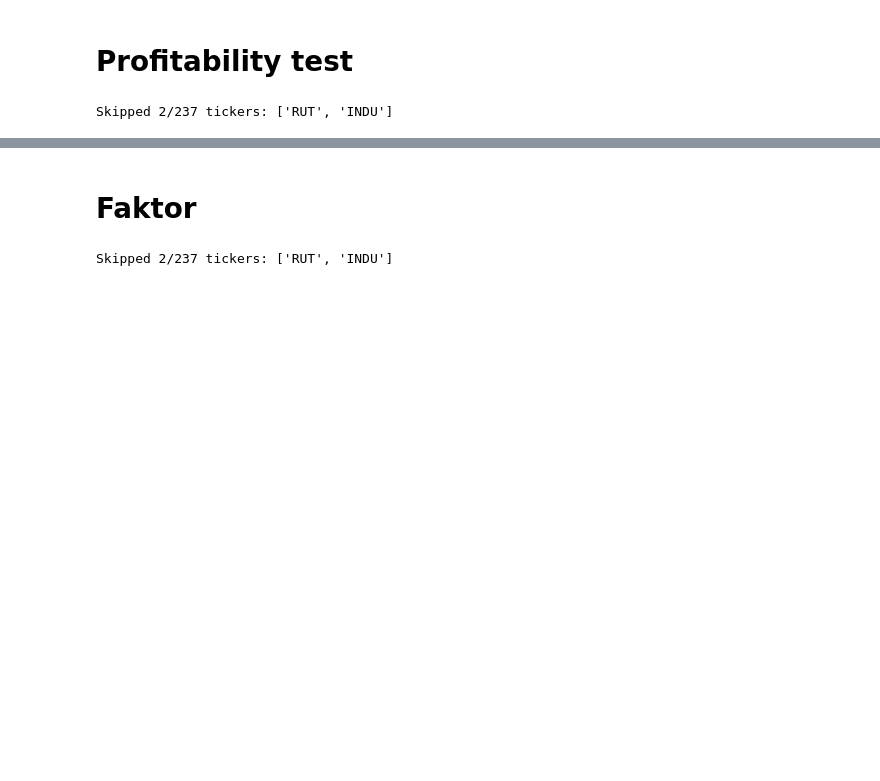
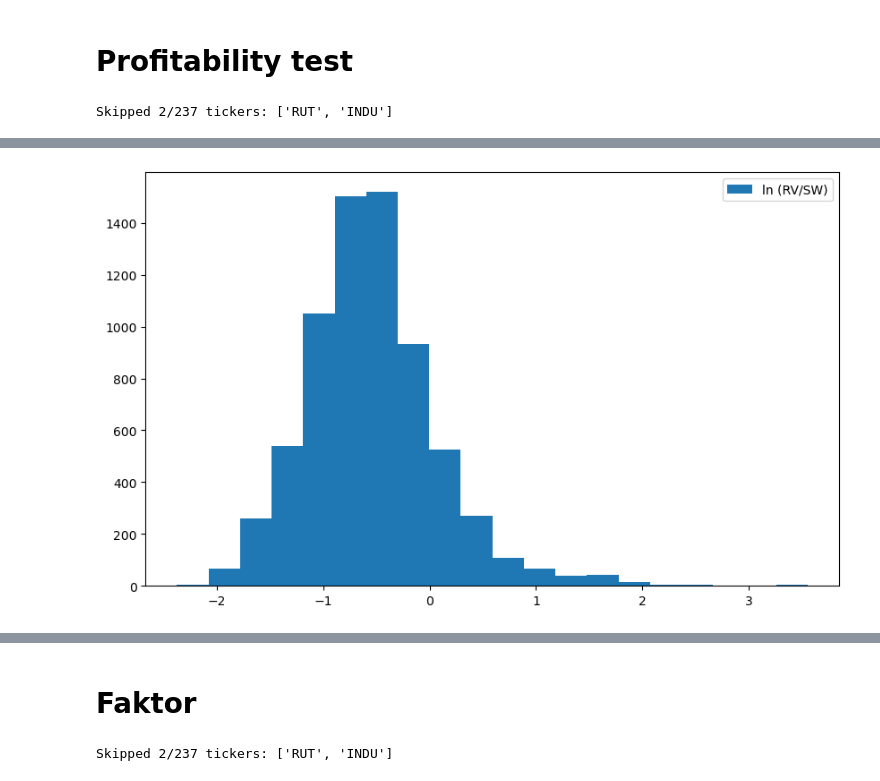
Before and after one commit to MadsHebsgaard/volpy, a Jupyter notebook: Code to produce results/Analysis.ipynb, the cells around one changed output, grey strips where cells are left out. Saved outputs shown, nothing was run; the diff lists cells and outputs as text; code cells hidden in the pictures; blank space fills up the shorter version.

```diff
--- a/Code to produce results/Analysis.ipynb
+++ b/Code to produce results/Analysis.ipynb
@@ -243,0 +286,7 @@ d5.to_csv("liquid time period table.csv", index=False)
+# %%
+plt.figure(figsize=(10, 6))
+plt.hist(SPX_df["ln RV/SW 30"], bins = 20, label = "ln (RV/SW)")
+plt.legend()
+plt.show()
+# %% [output]
+[figure, added]
```
Also changed, not shown: parts of 22 cells of this notebook, 5 other files.
